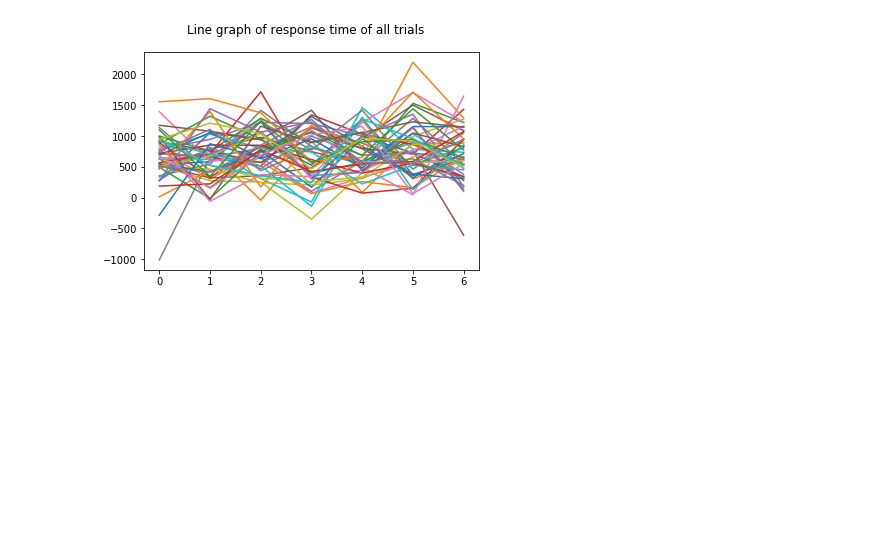
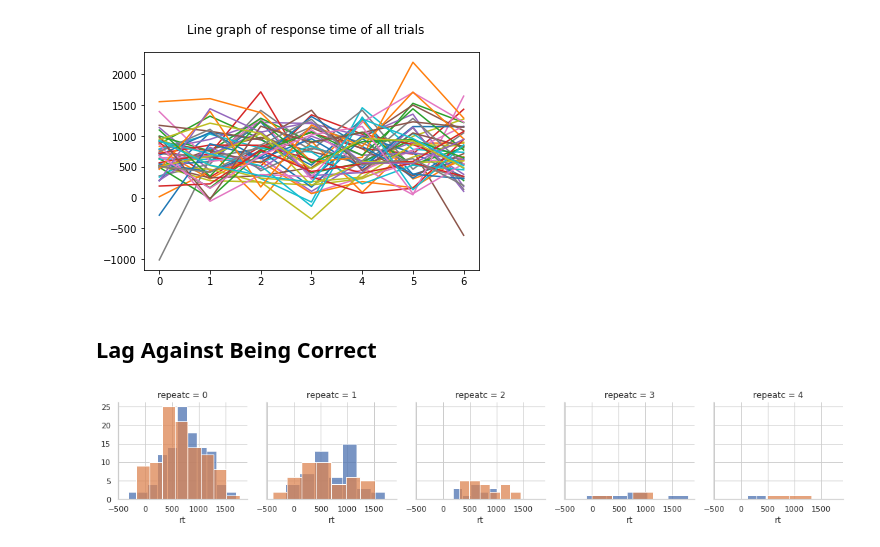
Before and after one commit to 104H/dyadicdecisionmaking, a Jupyter notebook: dataanalysis/pipeline.ipynb, the cells around one changed output. Saved outputs shown, nothing was run; the diff lists cells and outputs as text; code cells hidden in the pictures; blank space fills up the shorter version.

```diff
--- a/dataanalysis/pipeline.ipynb
+++ b/dataanalysis/pipeline.ipynb
@@ -152,3 +177,10 @@ for exp in df.experiment.unique():
     ax.plot(_['trial_number'], _['rt'])
 # %% [output]
 [figure]
+# %% [markdown]
+## Lag Against Being Correct
+# %%
+p = sns.FacetGrid(df, col='repeatc', hue='correct')
+p.map(sns.histplot, 'rt');
+# %% [output]
+[figure, added]
```
Also changed, not shown: parts of 14 cells of this notebook.
